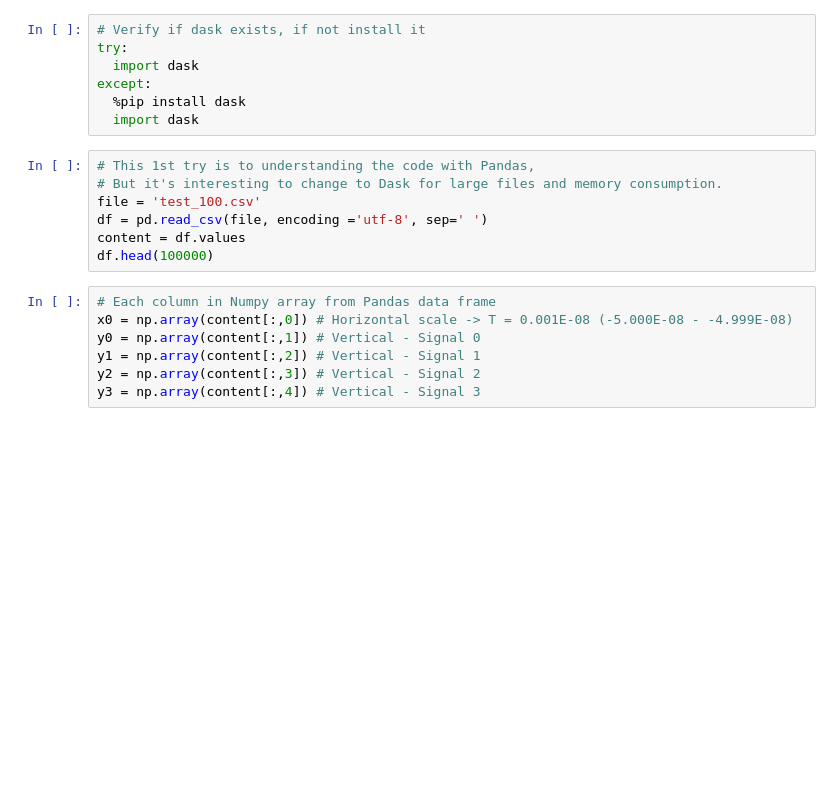
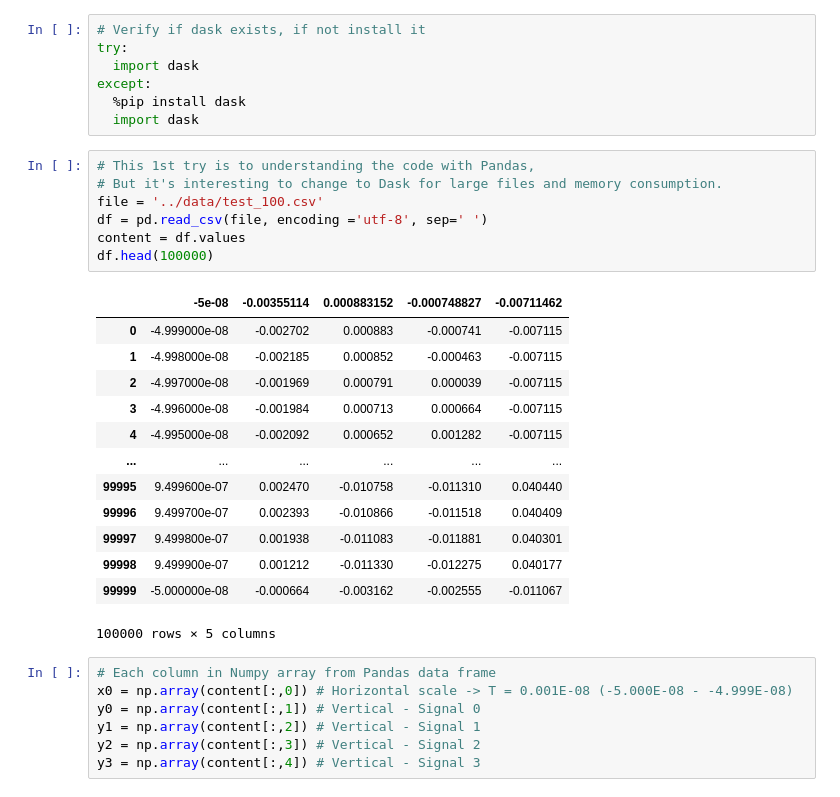
Before and after one commit to hmmurata/MC_Test, a Jupyter notebook: MC_InitialTest.ipynb, the cells around one changed output. Saved outputs shown, nothing was run; the diff lists cells and outputs as text; blank space fills up the shorter version.

```diff
--- a/MC_InitialTest.ipynb
+++ b/MC_InitialTest.ipynb
@@ -25,10 +25,24 @@ except:
 # %%
 # This 1st try is to understanding the code with Pandas,
 # But it's interesting to change to Dask for large files and memory consumption.
-file = 'test_100.csv'
+file = '../data/test_100.csv'
 df = pd.read_csv(file, encoding ='utf-8', sep=' ')
 content = df.values
 df.head(100000)
+# %% [output]
+|  | -5e-08 | -0.00355114 | 0.000883152 | -0.000748827 | -0.00711462 |
+| 0 | -4.999000e-08 | -0.002702 | 0.000883 | -0.000741 | -0.007115 |
+| 1 | -4.998000e-08 | -0.002185 | 0.000852 | -0.000463 | -0.007115 |
+| 2 | -4.997000e-08 | -0.001969 | 0.000791 | 0.000039 | -0.007115 |
+| 3 | -4.996000e-08 | -0.001984 | 0.000713 | 0.000664 | -0.007115 |
+| 4 | -4.995000e-08 | -0.002092 | 0.000652 | 0.001282 | -0.007115 |
+| ... | ... | ... | ... | ... | ... |
+| 99995 | 9.499600e-07 | 0.002470 | -0.010758 | -0.011310 | 0.040440 |
+| 99996 | 9.499700e-07 | 0.002393 | -0.010866 | -0.011518 | 0.040409 |
+| 99997 | 9.499800e-07 | 0.001938 | -0.011083 | -0.011881 | 0.040301 |
+| 99998 | 9.499900e-07 | 0.001212 | -0.011330 | -0.012275 | 0.040177 |
+| 99999 | -5.000000e-08 | -0.000664 | -0.003162 | -0.002555 | -0.011067 |
+100000 rows × 5 columns
 # %%
 # Each column in Numpy array from Pandas data frame
 x0 = np.array(content[:,0]) # Horizontal scale -> T = 0.001E-08 (-5.000E-08 - -4.999E-08)
```
Also changed, not shown: parts of 4 cells of this notebook, 7 other files.
